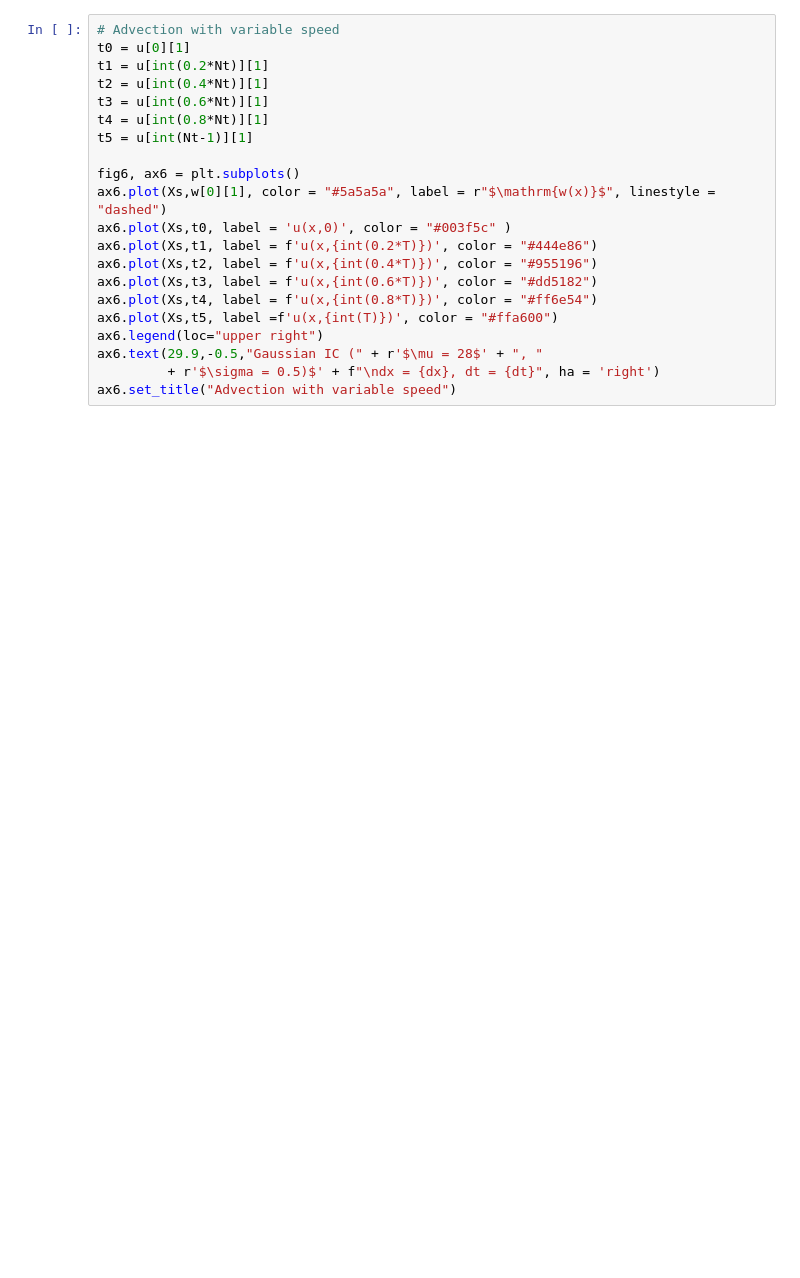
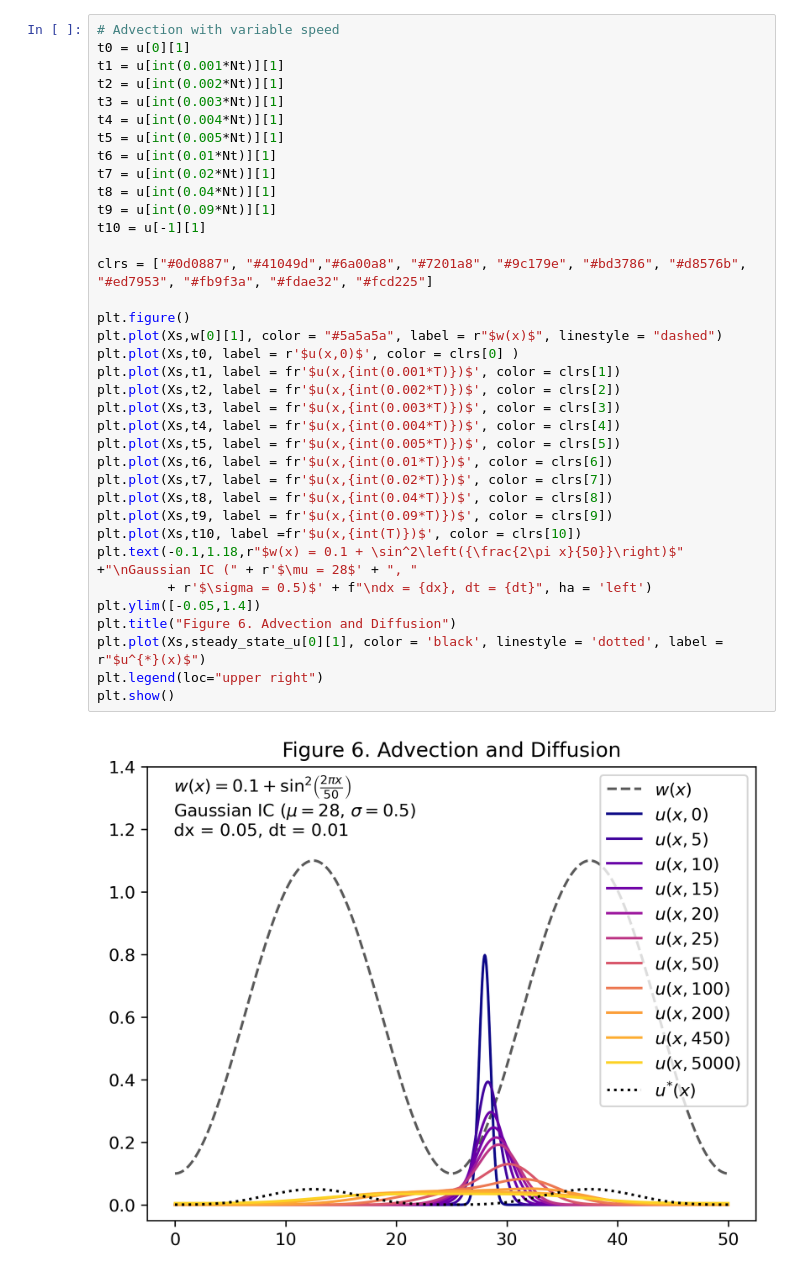
Before and after one commit to rhemitoth/AdvectionDiffusionSolver, a Jupyter notebook: Math19a_Final_Project.ipynb, the cells around one changed output. Saved outputs shown, nothing was run; the diff lists cells and outputs as text; blank space fills up the shorter version.

```diff
--- a/Math19a_Final_Project.ipynb
+++ b/Math19a_Final_Project.ipynb
@@ -782,21 +1022,38 @@ for j in range(0,Nt-1):
 # %%
 # Advection with variable speed
 t0 = u[0][1]
-t1 = u[int(0.2*Nt)][1]
-t2 = u[int(0.4*Nt)][1]
-t3 = u[int(0.6*Nt)][1]
-t4 = u[int(0.8*Nt)][1]
-t5 = u[int(Nt-1)][1]
+t1 = u[int(0.001*Nt)][1]
+t2 = u[int(0.002*Nt)][1]
+t3 = u[int(0.003*Nt)][1]
+t4 = u[int(0.004*Nt)][1]
+t5 = u[int(0.005*Nt)][1]
+t6 = u[int(0.01*Nt)][1]
+t7 = u[int(0.02*Nt)][1]
+t8 = u[int(0.04*Nt)][1]
+t9 = u[int(0.09*Nt)][1]
+t10 = u[-1][1]
 
-fig6, ax6 = plt.subplots()
-ax6.plot(Xs,w[0][1], color = "#5a5a5a", label = r"$\mathrm{w(x)}$", linestyle = "dashed")
-ax6.plot(Xs,t0, label = 'u(x,0)', color = "#003f5c" )
-ax6.plot(Xs,t1, label = f'u(x,{int(0.2*T)})', color = "#444e86")
-ax6.plot(Xs,t2, label = f'u(x,{int(0.4*T)})', color = "#955196")
-ax6.plot(Xs,t3, label = f'u(x,{int(0.6*T)})', color = "#dd5182")
-ax6.plot(Xs,t4, label = f'u(x,{int(0.8*T)})', color = "#ff6e54")
-ax6.plot(Xs,t5, label =f'u(x,{int(T)})', color = "#ffa600")
-ax6.legend(loc="upper right")
-ax6.text(29.9,-0.5,"Gaussian IC (" + r'$\mu = 28$' + ", "
-         + r'$\sigma = 0.5)$' + f"\ndx = {dx}, dt = {dt}", ha = 'right')
-ax6.set_title("Advection with variable speed")
+clrs = ["#0d0887", "#41049d","#6a00a8", "#7201a8", "#9c179e", "#bd3786", "#d8576b", "#ed7953", "#fb9f3a", "#fdae32", "#fcd225"]
+
+plt.figure()
+plt.plot(Xs,w[0][1], color = "#5a5a5a", label = r"$w(x)$", linestyle = "dashed")
+plt.plot(Xs,t0, label = r'$u(x,0)$', color = clrs[0] )
+plt.plot(Xs,t1, label = fr'$u(x,{int(0.001*T)})$', color = clrs[1])
+plt.plot(Xs,t2, label = fr'$u(x,{int(0.002*T)})$', color = clrs[2])
+plt.plot(Xs,t3, label = fr'$u(x,{int(0.003*T)})$', color = clrs[3])
+plt.plot(Xs,t4, label = fr'$u(x,{int(0.004*T)})$', color = clrs[4])
+plt.plot(Xs,t5, label = fr'$u(x,{int(0.005*T)})$', color = clrs[5])
+plt.plot(Xs,t6, label = fr'$u(x,{int(0.01*T)})$', color = clrs[6])
+plt.plot(Xs,t7, label = fr'$u(x,{int(0.02*T)})$', color = clrs[7])
+plt.plot(Xs,t8, label = fr'$u(x,{int(0.04*T)})$', color = clrs[8])
+plt.plot(Xs,t9, label = fr'$u(x,{int(0.09*T)})$', color = clrs[9])
+plt.plot(Xs,t10, label =fr'$u(x,{int(T)})$', color = clrs[10])
+plt.text(-0.1,1.18,r"$w(x) = 0.1 + \sin^2\left({\frac{2\pi x}{50}}\right)$" +"\nGaussian IC (" + r'$\mu = 28$' + ", "
+         + r'$\sigma = 0.5)$' + f"\ndx = {dx}, dt = {dt}", ha = 'left')
+plt.ylim([-0.05,1.4])
+plt.title("Figure 6. Advection and Diffusion")
+plt.plot(Xs,steady_state_u[0][1], color = 'black', linestyle = 'dotted', label = r"$u^{*}(x)$")
+plt.legend(loc="upper right")
+plt.show()
+# %% [output]
+[figure, added]
```
Also changed, not shown: parts of 41 cells of this notebook, 3 other files.
